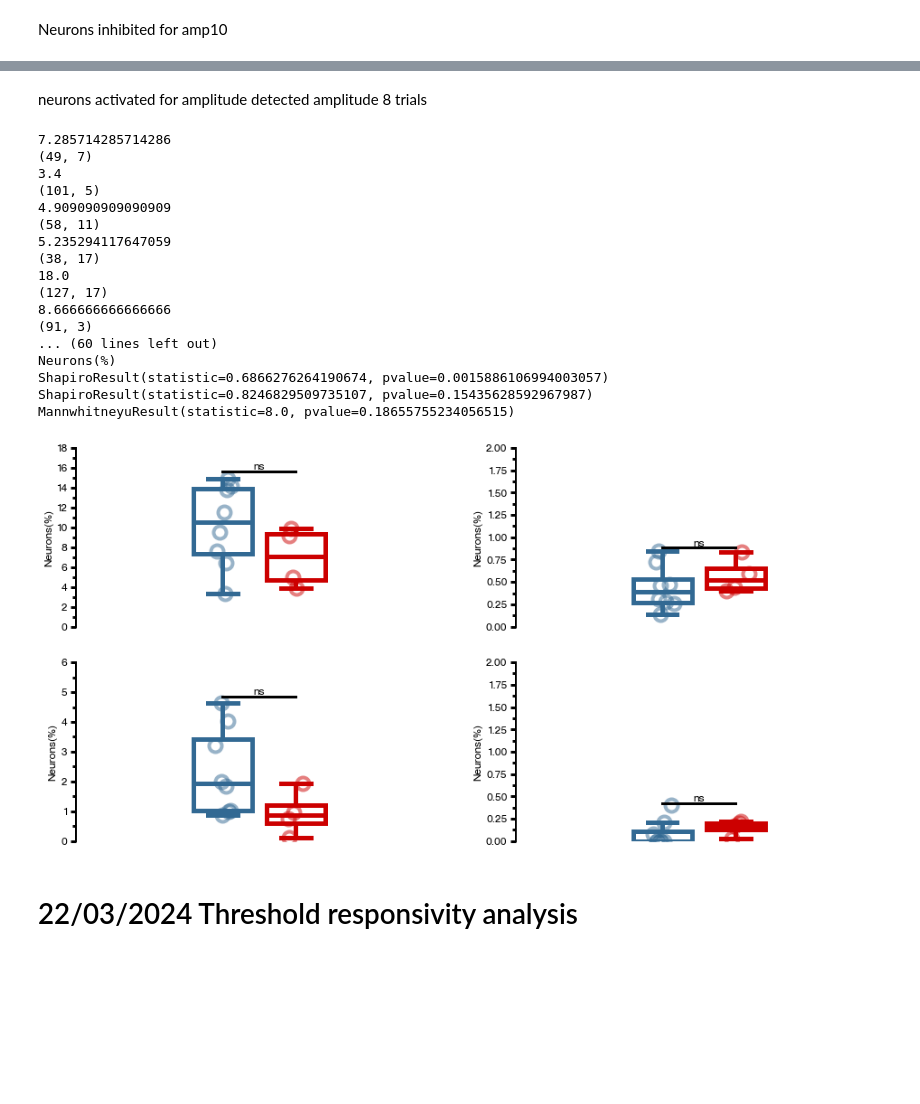
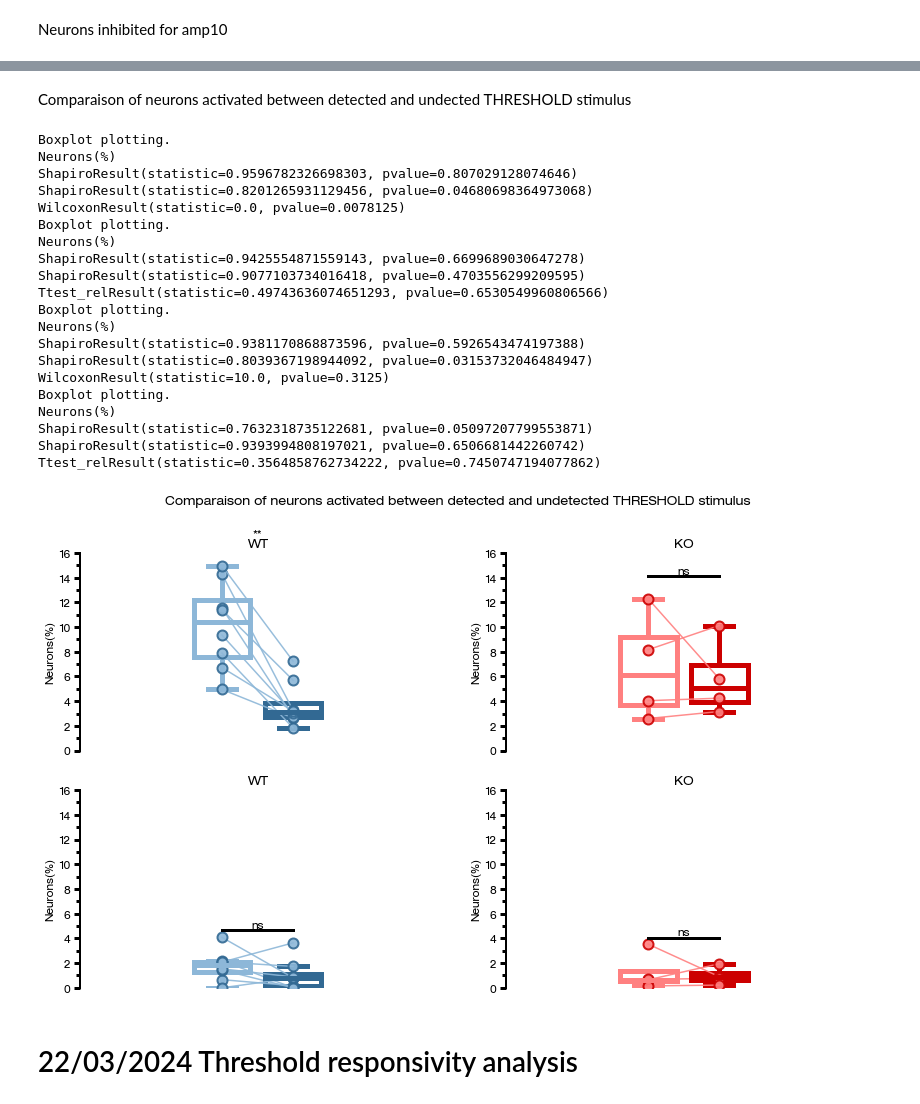
Before and after one commit to OuraniaSem/Percephone, a Jupyter notebook: Figures/responsivity_figures.ipynb, the cells around one changed output, grey strips where cells are left out. Drawn from its saved outputs; the diff is of its cells as text; code cells hidden in the pictures; blank space fills up the shorter version.

Commit message:
resp and peak amp

```diff
--- a/Figures/responsivity_figures.ipynb
+++ b/Figures/responsivity_figures.ipynb
@@ -437,25 +437,24 @@ for i,type in enumerate(["EXC","INH"]):
     for rec in recs.values():
         resp_mat = np.array(rec.matrices[type]["Responsivity"])
         #detected
-        trials_detected = resp_mat[:,rec.stim_ampl==6]
+        trials_detected = resp_mat[:,(rec.stim_ampl==6)]
 
-        trials_detected[trials_detected!=-1]=0
-        trials_detected[trials_detected==-1]=1
+        trials_detected[trials_detected!=1]=0
+
         recruited_det = np.sum(trials_detected,axis=0)
         print(np.mean(recruited_det))
         print(trials_detected.shape)
         perc_n_det = (np.mean(recruited_det)/len(rec.zscore_exc))*100
         #undetected
-        trials_undetected = resp_mat[:,~rec.detected_stim]
-        trials_undetected[trials_undetected!=-1]=0
-        trials_undetected[trials_undetected==-1]=1
+        trials_undetected = resp_mat[:,(rec.stim_ampl==6)]
+        trials_undetected[trials_undetected!=1]=0
 
         recruited_undet = np.sum(trials_undetected,axis=0)
 
         perc_n_undet = (np.mean(recruited_undet)/len(rec.zscore_exc))*100
         if rec.genotype == "WT":
             wt_det.append(perc_n_det)
-            wt_undet.append(perc_n_undet )
+            wt_undet.append(perc_n_undet)
         elif rec.genotype =="KO-Hypo":
             ko_det.append(perc_n_det)
             ko_undet.append(perc_n_undet)
@@ -483,57 +537,58 @@ MannwhitneyuResult(statistic=8.0, pvalue=0.18655755234056515)
 # %% [markdown]
-neurons activated for amplitude detected amplitude 8 trials
+Comparaison of neurons activated between detected and undected THRESHOLD stimulus
 # %%
-fig, axs = plt.subplots(2,2,figsize=(16,8))
+fig, axs = plt.subplots(2,2,figsize=(14,8))
 
 for i,type in enumerate(["EXC","INH"]):
     wt_det, wt_undet, ko_det, ko_undet = [],[],[],[]
     for rec in recs.values():
         resp_mat = np.array(rec.matrices[type]["Responsivity"])
         #detected
-        trials_detected = resp_mat[:,rec.stim_ampl==8]
+        trials_detected = resp_mat[:,(rec.detected_stim) & (rec.stim_ampl==rec.threshold)]
         # trials_detected = trials_detected[~np.isnan(trials_detected)
         # if len(trials_detected)==0:
         #     continue
         trials_detected[trials_detected!=1]=0
         recruited_det = np.sum(trials_detected,axis=0)
-        print(np.mean(recruited_det))
-        print(trials_detected.shape)
         perc_n_det = (np.mean(recruited_det)/len(rec.zscore_exc))*100
         #undetected
-        trials_undetected = resp_mat[:,~rec.detected_stim]
-        trials_undetected[trials_undetected!=-1]=0
-        trials_undetected[trials_undetected==-1]=1
+        trials_undetected = resp_mat[:,~(rec.detected_stim) & (rec.stim_ampl==rec.threshold)]
+        trials_undetected[trials_undetected!=1]=0
 
         recruited_undet = np.sum(trials_undetected,axis=0)
 
         perc_n_undet = (np.mean(recruited_undet)/len(rec.zscore_exc))*100
-        if rec.genotype == "WT":
+        if rec.genotype == "WT" :
             wt_det.append(perc_n_det)
             wt_undet.append(perc_n_undet )
         elif rec.genotype =="KO-Hypo":
             ko_det.append(perc_n_det)
             ko_undet.append(perc_n_undet)
-    ppt.boxplot(axs[i,0], wt_det,ko_det,"Neurons(%)",ylim=[])
-    ppt.boxplot(axs[i,1], wt_undet,ko_undet,"Neurons(%)",ylim=[])
+    ppt.paired_boxplot(axs[i,0], wt_det,wt_undet,"Neurons(%)","WT",ylim=[0,16],colors=[ppt.wt_color, ppt.light_wt_color])
+    ppt.paired_boxplot(axs[i,1], ko_det,ko_undet,"Neurons(%)","KO",ylim=[0,16])
+    fig.suptitle("Comparaison of neurons activated between detected and undetected THRESHOLD stimulus")
 # %% [output]
-7.285714285714286
-(49, 7)
-3.4
-(101, 5)
-4.909090909090909
-(58, 11)
-5.235294117647059
-(38, 17)
-18.0
-(127, 17)
-8.666666666666666
-(91, 3)
-... (60 lines left out)
+Boxplot plotting.
 Neurons(%)
-ShapiroResult(statistic=0.6866276264190674, pvalue=0.0015886106994003057)
-ShapiroResult(statistic=0.8246829509735107, pvalue=0.15435628592967987)
-MannwhitneyuResult(statistic=8.0, pvalue=0.18655755234056515)
+ShapiroResult(statistic=0.9596782326698303, pvalue=0.807029128074646)
+ShapiroResult(statistic=0.8201265931129456, pvalue=0.04680698364973068)
+WilcoxonResult(statistic=0.0, pvalue=0.0078125)
+Boxplot plotting.
+Neurons(%)
+ShapiroResult(statistic=0.9425554871559143, pvalue=0.6699689030647278)
+ShapiroResult(statistic=0.9077103734016418, pvalue=0.4703556299209595)
+Ttest_relResult(statistic=0.49743636074651293, pvalue=0.6530549960806566)
+Boxplot plotting.
+Neurons(%)
+ShapiroResult(statistic=0.9381170868873596, pvalue=0.5926543474197388)
+ShapiroResult(statistic=0.8039367198944092, pvalue=0.03153732046484947)
+WilcoxonResult(statistic=10.0, pvalue=0.3125)
+Boxplot plotting.
+Neurons(%)
+ShapiroResult(statistic=0.7632318735122681, pvalue=0.05097207799553871)
+ShapiroResult(statistic=0.9393994808197021, pvalue=0.6506681442260742)
+Ttest_relResult(statistic=0.3564858762734222, pvalue=0.7450747194077862)
-[figure, old version]
+[figure, new version]
 # %% [markdown]
 # 22/03/2024  Threshold responsivity analysis
 # %% [markdown]
```
Also changed, not shown: parts of 18 cells of this notebook, 6 other files.
